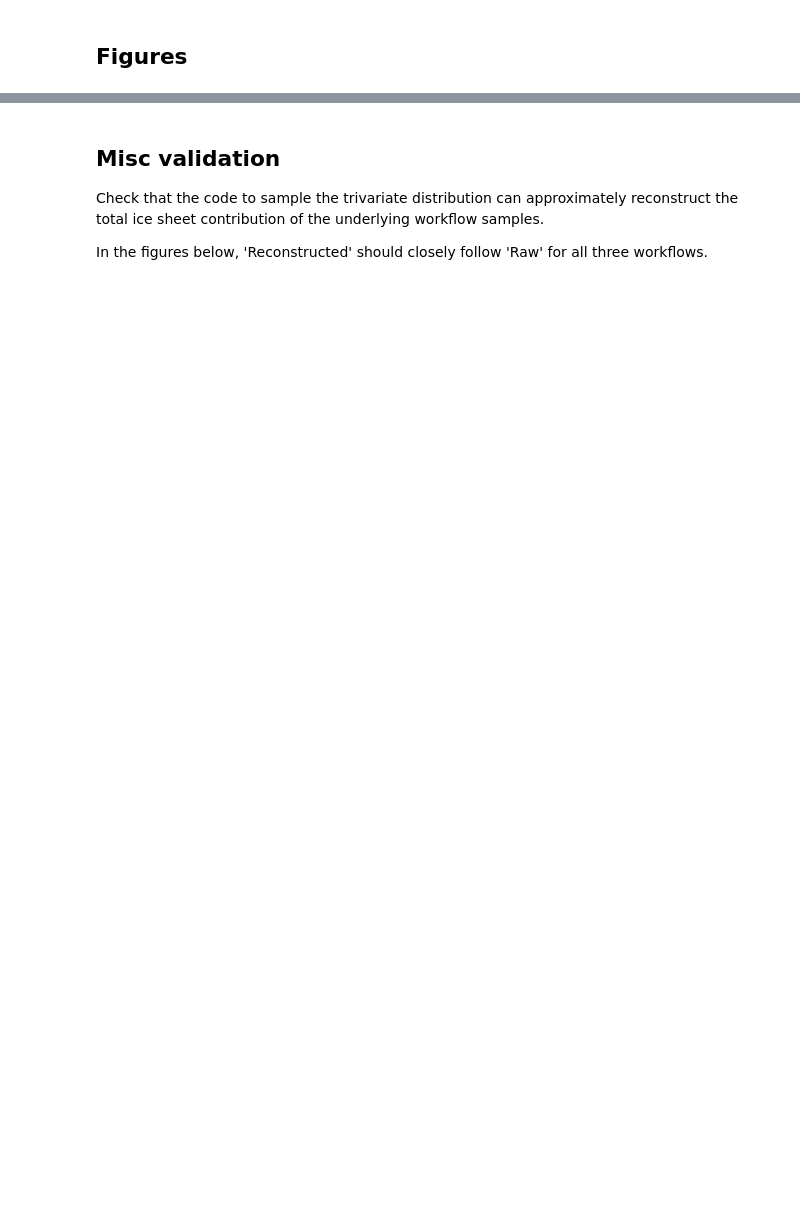
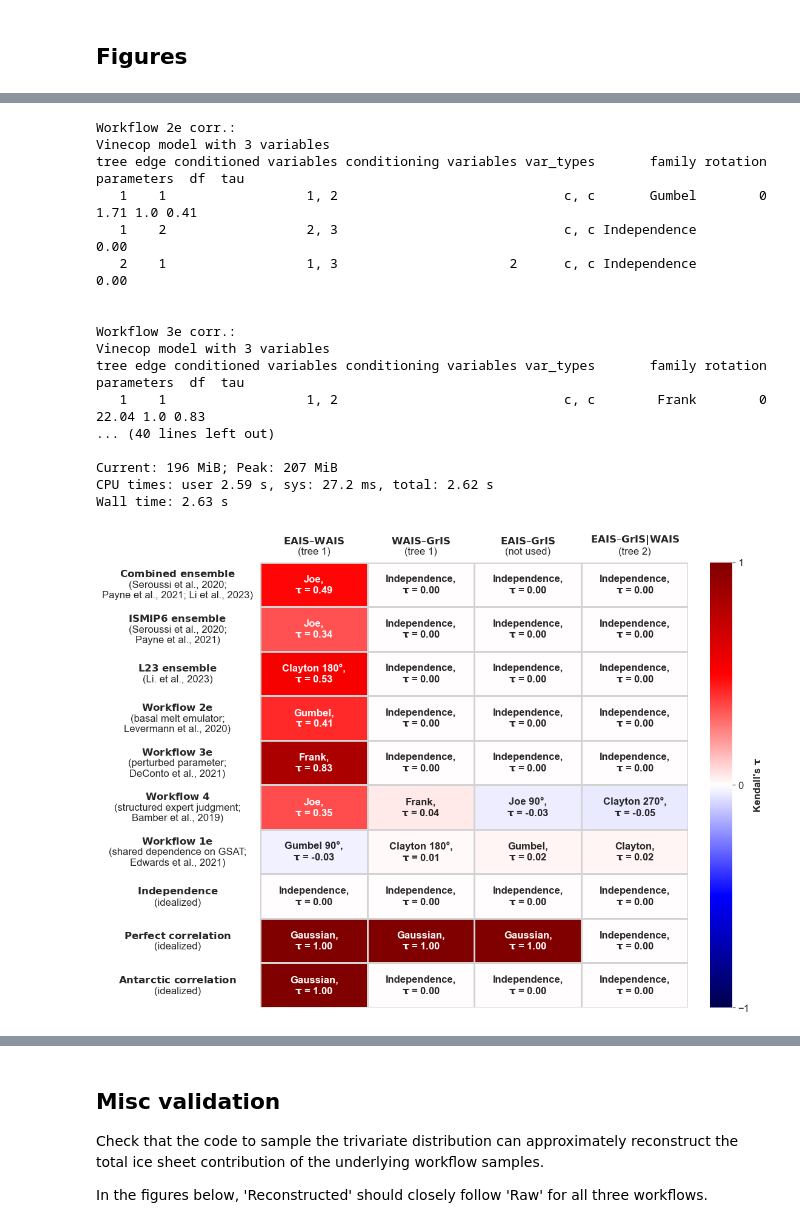
Before and after one commit to grandey/d23b-ice-dependence, a Jupyter notebook: test_d23b.ipynb, the cells around one changed output, grey strips where cells are left out. Drawn from its saved outputs; the diff is of its cells as text; code cells hidden in the pictures; blank space fills up the shorter version.

```diff
--- a/test_d23b.ipynb
+++ b/test_d23b.ipynb
@@ -430 +430,6 @@ Wall time: 15.8 s
 [figure]
+# %%
+%%time
+fig, axs = d23b.fig_dependence_table(cop_workflows=('S20+P21+L23', 'S20+P21', 'L23', 'wf_2e', 'wf_3e', 'wf_4', 'wf_1e', '0', '1', '10'))
+_ = print_memory()
+# %% [output]
@@ -431,2 +453,20 @@ Wall time: 15.8 s
+Workflow 2e corr.:
+Vinecop model with 3 variables
+tree edge conditioned variables conditioning variables var_types       family rotation parameters  df  tau
+   1    1                  1, 2                             c, c       Gumbel        0       1.71 1.0 0.41
+   1    2                  2, 3                             c, c Independence                         0.00
+   2    1                  1, 3                      2      c, c Independence                         0.00
+
+
+Workflow 3e corr.:
+Vinecop model with 3 variables
+tree edge conditioned variables conditioning variables var_types       family rotation parameters  df  tau
+   1    1                  1, 2                             c, c        Frank        0      22.04 1.0 0.83
+... (40 lines left out)
+
+Current: 196 MiB; Peak: 207 MiB
+CPU times: user 2.59 s, sys: 27.2 ms, total: 2.62 s
+Wall time: 2.63 s
+[figure, added]
 # %%
 %%time
```
Also changed, not shown: parts of 30 cells of this notebook, 1 other file.
